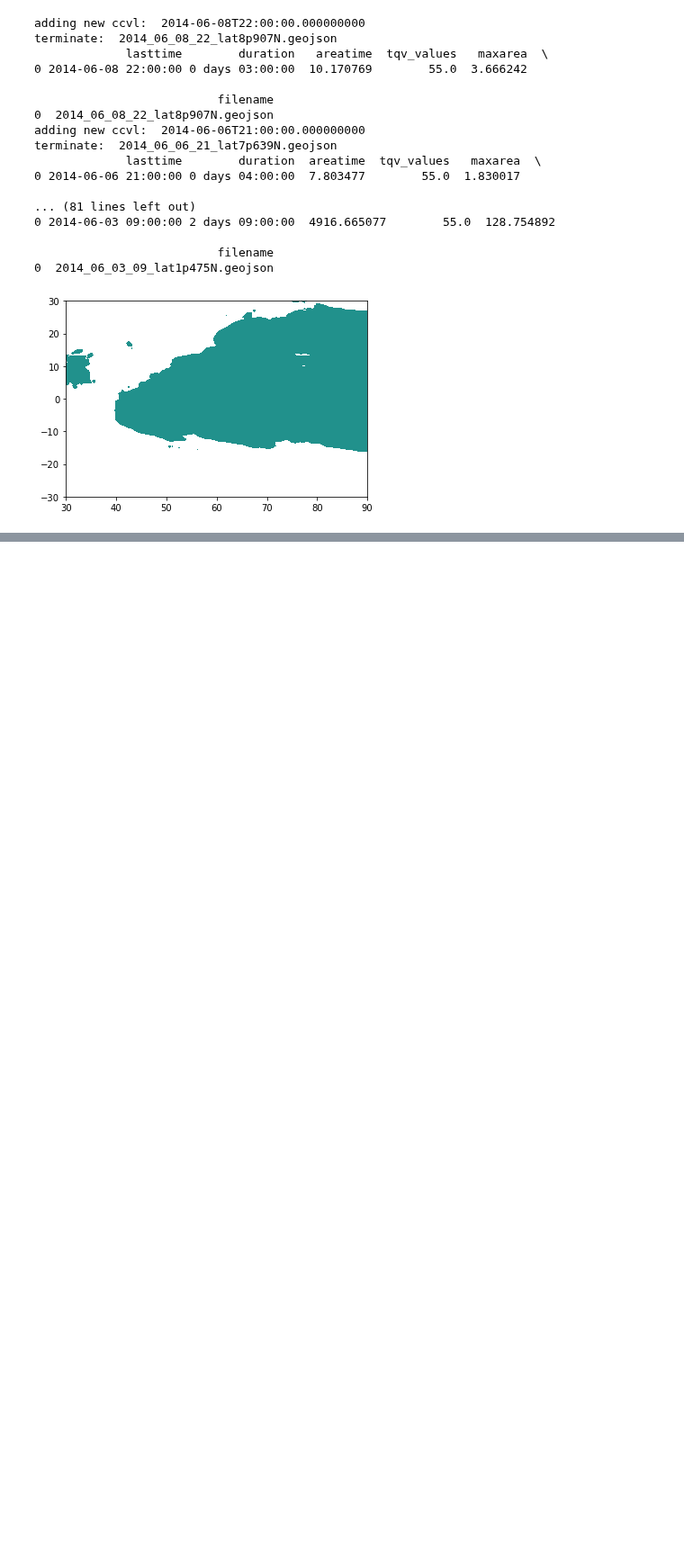
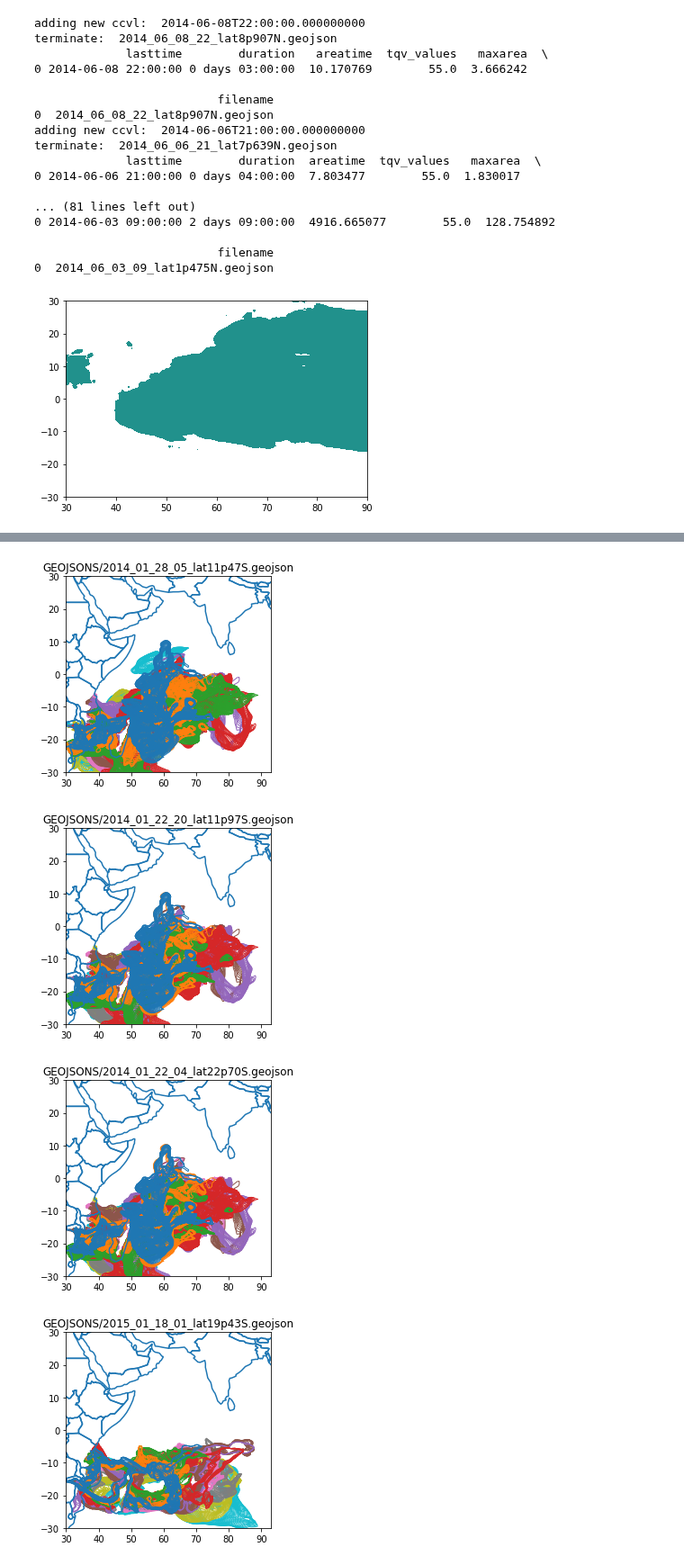
Before and after one commit to snigsam/VaporLakes, a Jupyter notebook: Track_Lakes_Back_GeoPandas.ipynb, the cells around one changed output, grey strips where cells are left out. Shown at 90% size. Drawn from its saved outputs; the diff is of its cells as text; code cells hidden in the pictures; blank space fills up the shorter version.

```diff
--- a/Track_Lakes_Back_GeoPandas.ipynb
+++ b/Track_Lakes_Back_GeoPandas.ipynb
@@ -382,7 +382,7 @@ def showme(filename):   # like '2014_05_15_02_lat9p247N.geojson'
     fig, ax = plt.subplots()
     ax.set_aspect('equal')
     ax.set_xlim(30, 93)
-    ax.set_ylim(-20,20)
+    ax.set_ylim(-30,30)
     ax.set_title(filename)
 
     gdf.drop_duplicates().plot(ax=ax, column='time', facecolor='none', alpha=1) #, legend=True)
@@ -394,6 +394,3 @@ def showme(filename):   # like '2014_05_15_02_lat9p247N.geojson'
     mapdf.boundary.plot(ax=ax)
     # print(gdf)
     return(gdf)
-# %%
-for file in ccvls_stats.filename:
-    #gdf = showme(file)
@@ -427,0 +414,3 @@ df
+# %%
+biggies = df.sort_values('areatime', ascending=False)[0:10]
+biggies
@@ -427,0 +429,8 @@ df
+# %%
+for file in biggies.filename:
+    gdf = showme('GEOJSONS/'+file)
+# %% [output]
+[figure, added]
+[figure, added]
+[figure, added]
+[figure, added]
```
Also changed, not shown: parts of 4 cells of this notebook.
